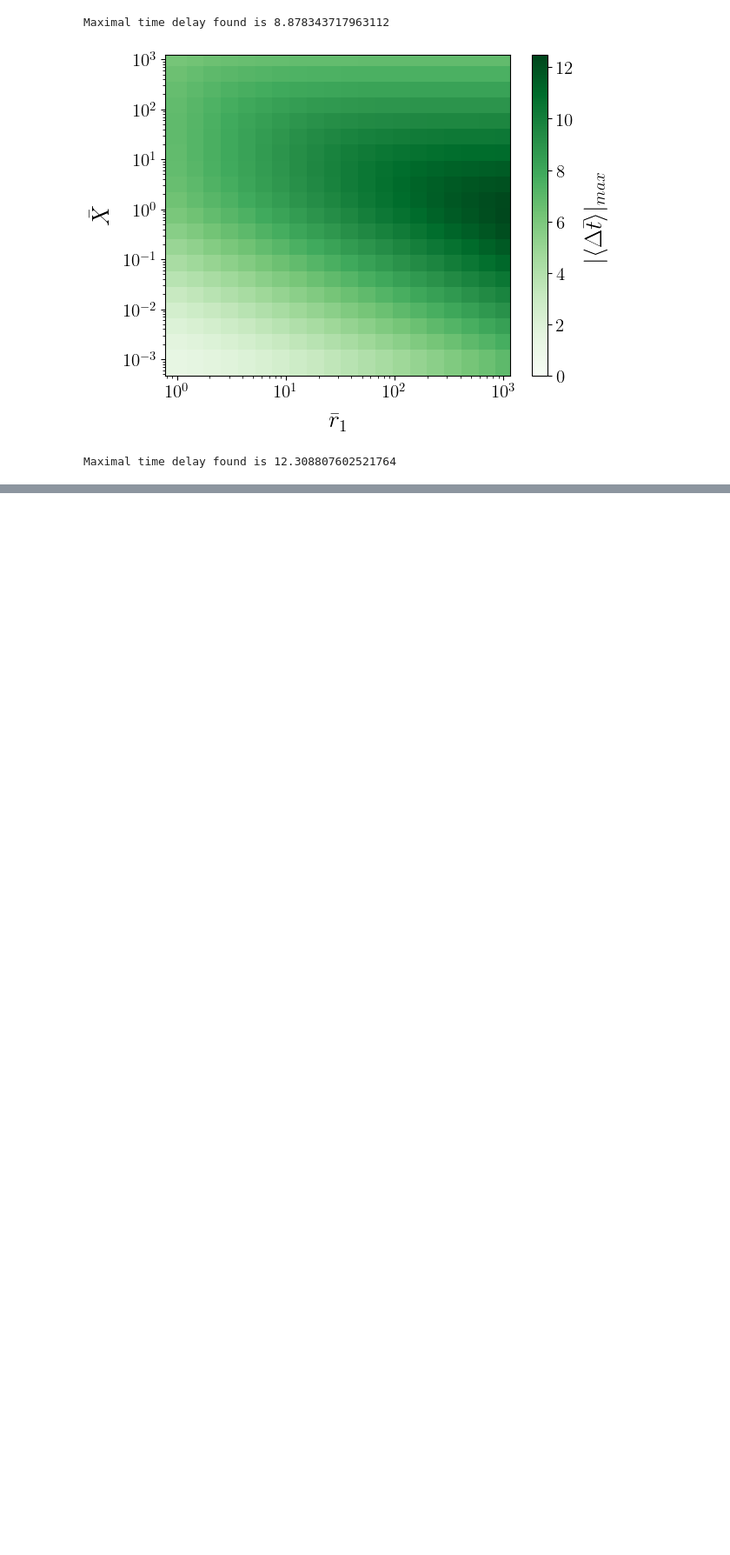
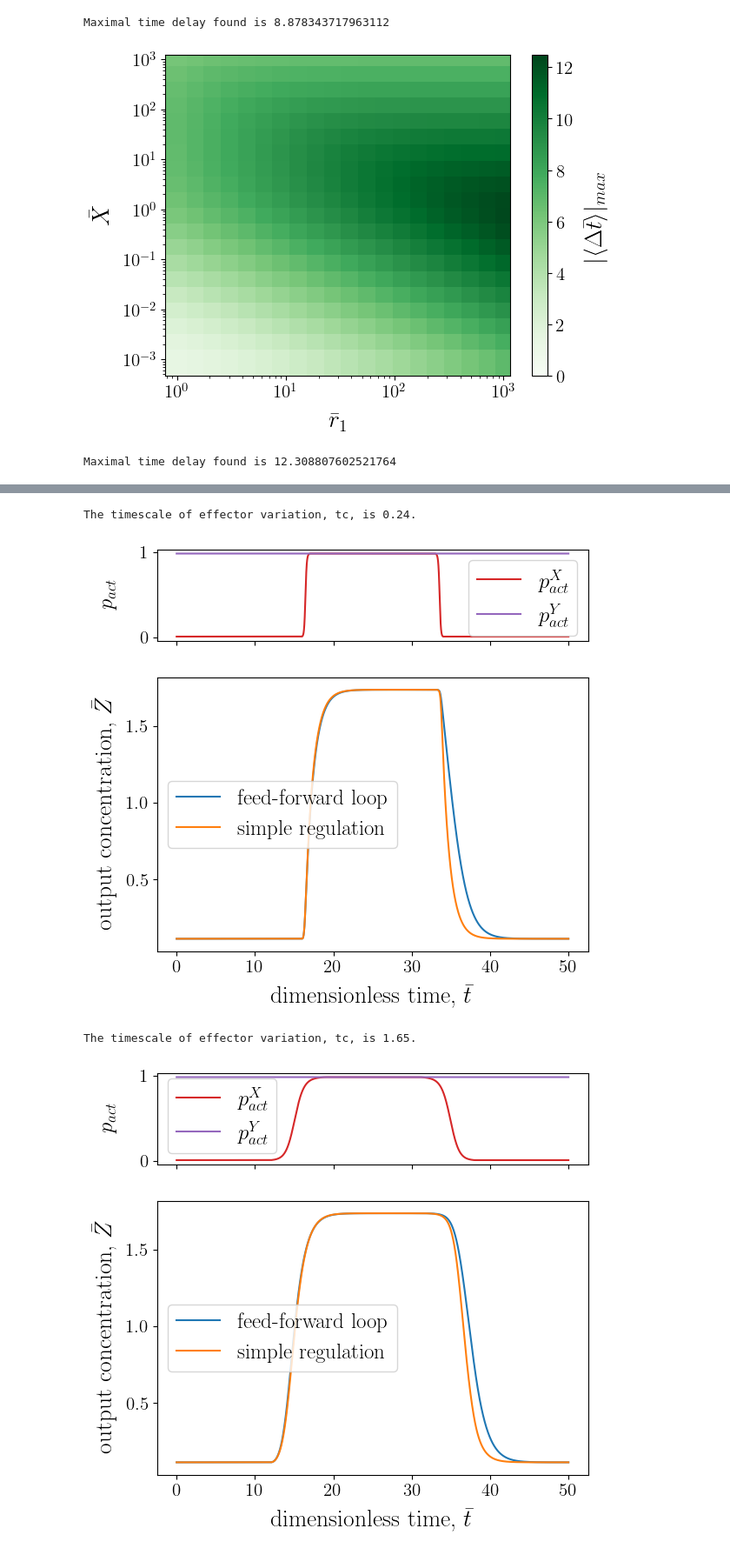
Before and after one commit to RPGroup-PBoC/2025_inducers, a Jupyter notebook: feedforward/FeedForwardLoop.ipynb, the cells around one changed output, grey strips where cells are left out. Shown at 87% size. Saved outputs shown, nothing was run; the diff lists cells and outputs as text; code cells hidden in the pictures; blank space fills up the shorter version.

```diff
--- a/feedforward/FeedForwardLoop.ipynb
+++ b/feedforward/FeedForwardLoop.ipynb
@@ -1234,0 +1239,20 @@ Maximal time delay found is 12.308807602521764
+# %%
+rys = [0, 2]
+rzs = [0, 2, 20]
+w = 0
+Ks = [1, 0.2, 0.6]
+
+# fast
+nc = 1000
+integrate_coherent_continuous(rys, rzs, w, Ks, nc, Y=0.01)
+# middle
+nc = 7000
+integrate_coherent_continuous(rys, rzs, w, Ks, nc, Y=0.01)
+# slow
+nc = 22000
+integrate_coherent_continuous(rys, rzs, w, Ks, nc, Y=0.01)
+# %% [output]
+The timescale of effector variation, tc, is 0.24.
+[figure, added]
+The timescale of effector variation, tc, is 1.65.
+[figure, added]
```
Also changed, not shown: parts of 5 cells of this notebook, 1 other file.
